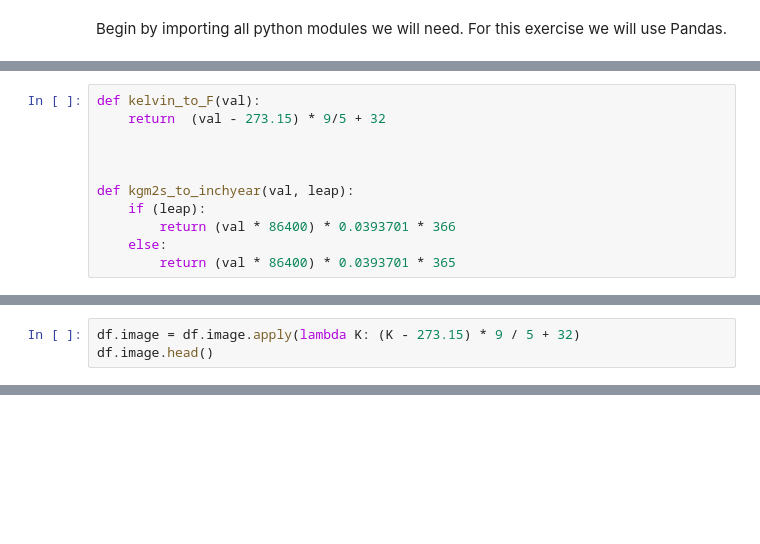
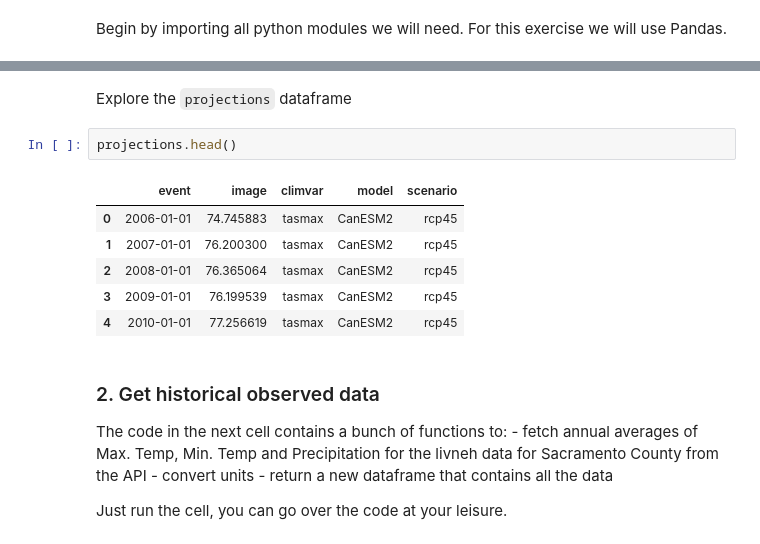
Before and after one commit to berkeley-gif/calgis2017, a Jupyter notebook: summary_stats_with_pandas.ipynb, the cells around one changed output, grey strips where cells are left out. Saved outputs shown, nothing was run; the diff lists cells and outputs as text; blank space fills up the shorter version.

```diff
--- a/summary_stats_with_pandas.ipynb
+++ b/summary_stats_with_pandas.ipynb
@@ -160,11 +6,0 @@ observed_df.head()
-# %%
-def kelvin_to_F(val):
-    return  (val - 273.15) * 9/5 + 32
-
-
-
-def kgm2s_to_inchyear(val, leap):
-    if (leap):
-        return (val * 86400) * 0.0393701 * 366
-    else:
-        return (val * 86400) * 0.0393701 * 365
@@ -175,3 +6,0 @@ You can also create custom functions. The `image` values in our dataframe are in
-# %%
-df.image = df.image.apply(lambda K: (K - 273.15) * 9 / 5 + 32)
-df.image.head()
@@ -213,0 +105,20 @@ decadal_stats
+# %% [markdown]
+Explore the `projections` dataframe
+# %%
+projections.head()
+# %% [output]
+|  | event | image | climvar | model | scenario |
+| 0 | 2006-01-01 | 74.745883 | tasmax | CanESM2 | rcp45 |
+| 1 | 2007-01-01 | 76.200300 | tasmax | CanESM2 | rcp45 |
+| 2 | 2008-01-01 | 76.365064 | tasmax | CanESM2 | rcp45 |
+| 3 | 2009-01-01 | 76.199539 | tasmax | CanESM2 | rcp45 |
+| 4 | 2010-01-01 | 77.256619 | tasmax | CanESM2 | rcp45 |
+# %% [markdown]
+### 2. Get historical observed data
+
+The code in the next cell contains a bunch of functions to:
+    - fetch annual averages of Max. Temp, Min. Temp and Precipitation for the livneh data for Sacramento County from the API
+    - convert units
+    - return a new dataframe that contains all the data
+
+Just run the cell, you can go over the code at your leisure.
```
Also changed, not shown: parts of 38 cells of this notebook, 1 other file.
